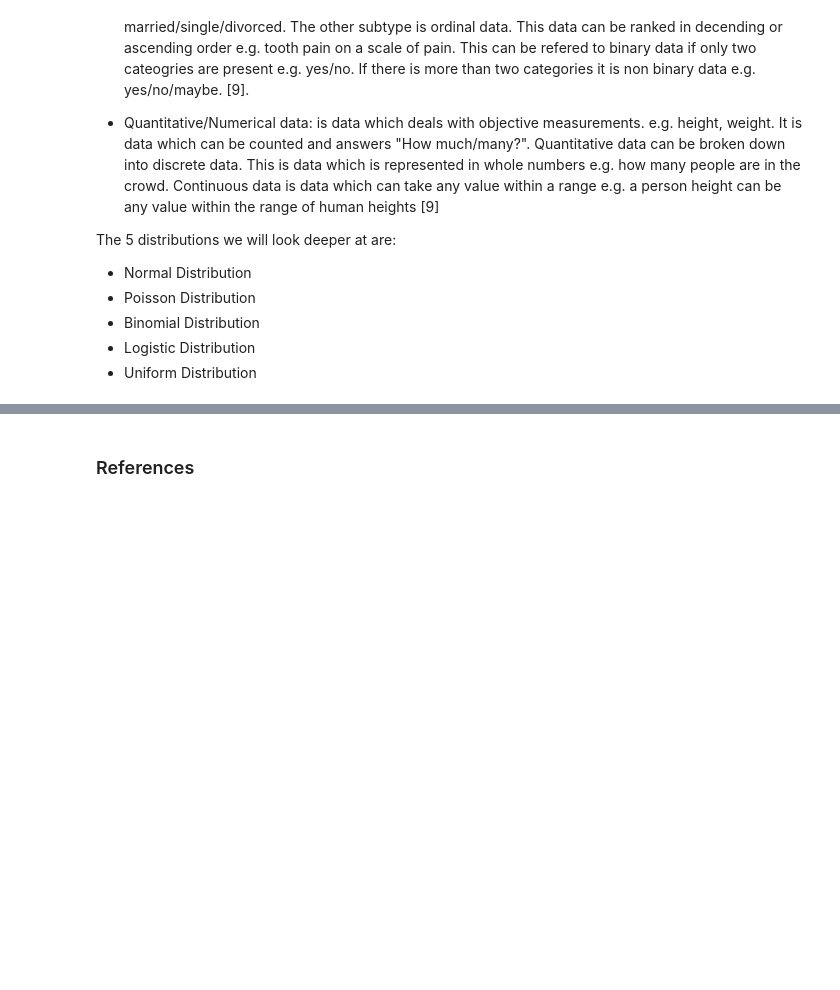
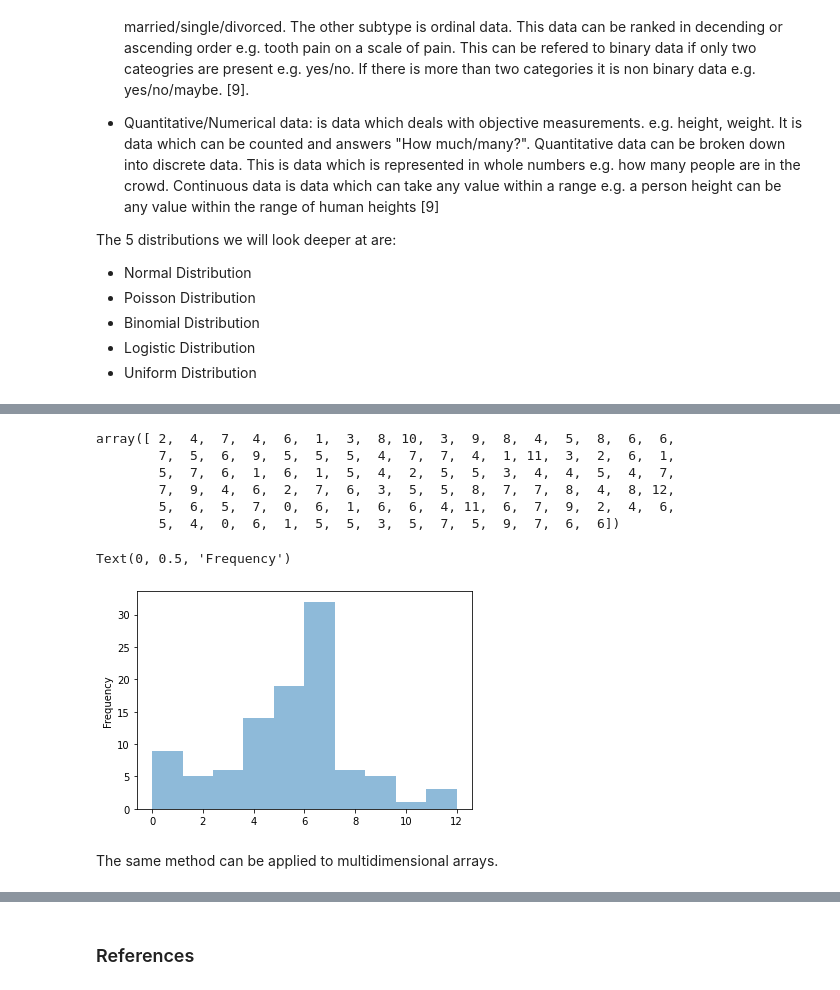
Before and after one commit to kmcd14/ProgrammingDA-assessment, a Jupyter notebook: numpy-random.ipynb, the cells around one changed output, grey strips where cells are left out. Drawn from its saved outputs; the diff is of its cells as text; code cells hidden in the pictures; blank space fills up the shorter version.

```diff
--- a/numpy-random.ipynb
+++ b/numpy-random.ipynb
@@ -359,0 +404,18 @@ The 5 distributions we will look deeper at are:
+# %%
+y
+# %% [output]
+array([ 2,  4,  7,  4,  6,  1,  3,  8, 10,  3,  9,  8,  4,  5,  8,  6,  6,
+        7,  5,  6,  9,  5,  5,  5,  4,  7,  7,  4,  1, 11,  3,  2,  6,  1,
+        5,  7,  6,  1,  6,  1,  5,  4,  2,  5,  5,  3,  4,  4,  5,  4,  7,
+        7,  9,  4,  6,  2,  7,  6,  3,  5,  5,  8,  7,  7,  8,  4,  8, 12,
+        5,  6,  5,  7,  0,  6,  1,  6,  6,  4, 11,  6,  7,  9,  2,  4,  6,
+        5,  4,  0,  6,  1,  5,  5,  3,  5,  7,  5,  9,  7,  6,  6])
+# %%
+# Plotting x
+plt.hist(y, alpha=0.5)
+plt.ylabel("Frequency") # Label the y axis
+# %% [output]
+Text(0, 0.5, 'Frequency')
+[figure, added]
+# %% [markdown]
+The same method can be applied to multidimensional arrays.
```
Also changed, not shown: parts of 18 cells of this notebook.
